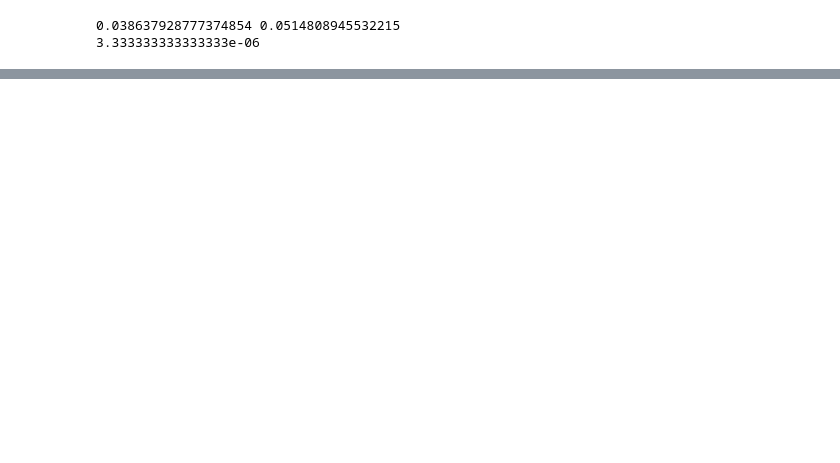
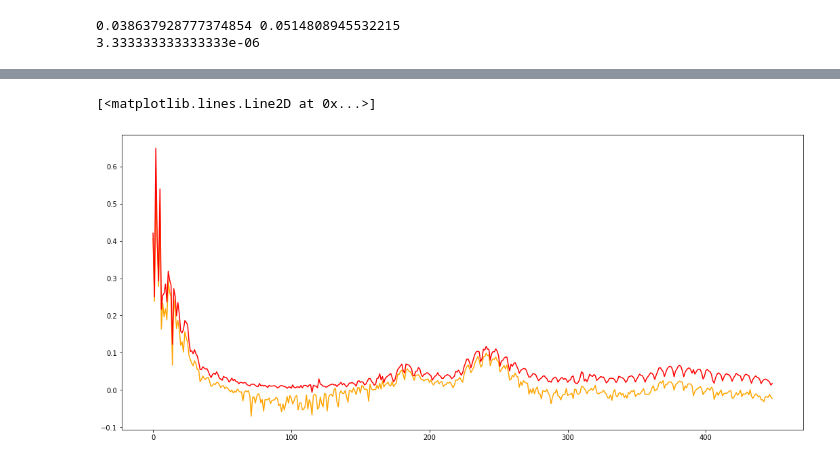
Before and after one commit to holiday-pettijohn/COVID-Tracking-Biola-Summer, a Jupyter notebook: Code/SIRD feedback.ipynb, the cells around one changed output, grey strips where cells are left out. Saved outputs shown, nothing was run; the diff lists cells and outputs as text; code cells hidden in the pictures; blank space fills up the shorter version.

```diff
--- a/Code/SIRD feedback.ipynb
+++ b/Code/SIRD feedback.ipynb
@@ -260,0 +295,30 @@ print(betaVars[1])
+# %%
+pathc = "../Data/Italian Data/"
+# modify the path syntax based on the current platform
+if platform.system() == "Windows":
+    pathc.replace("/", "\\")
+
+filename = "National Data.csv"
+
+dates, infectRaw, recovRaw, deadRaw = SIRD_Model.loadData(pathc + filename)
+
+
+q = .09
+
+pop = 60000000
+skipDays = 0
+numDays = len(infectRaw) #max days
+infect = infectRaw[skipDays:numDays]
+recov = recovRaw[skipDays:numDays]
+dead = deadRaw[skipDays:numDays]
+
+paramMatrix = SIRD_Model.calculateAverageParams(infect, recov, dead, pop, q, graph=False)
+betaTime = paramMatrix[:,0]
+
+fig2, ax2 = plt.subplots(figsize=(18,8))
+ax2.plot(infect[1:]/infect[:-1] - 1, color='orange', label='relative daily infections')
+ax2.plot(betaTime, color='red')
+#ax2.plot(dead[1:]/dead[:-1], color='red')
+# %% [output]
+[<matplotlib.lines.Line2D at 0x...>]
+[figure, added]
```
Also changed, not shown: parts of 5 cells of this notebook.
